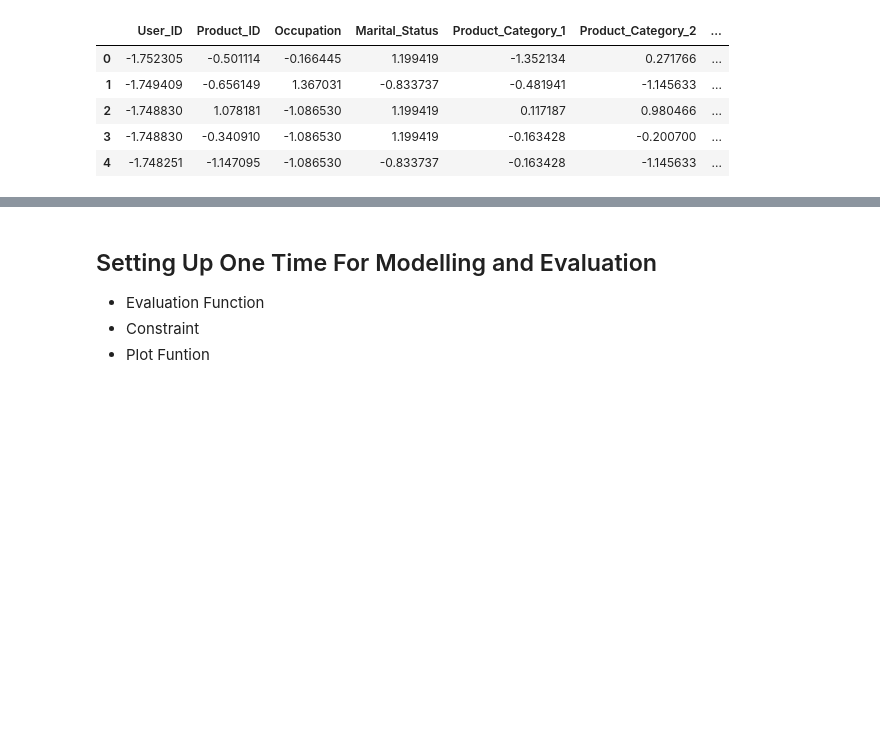
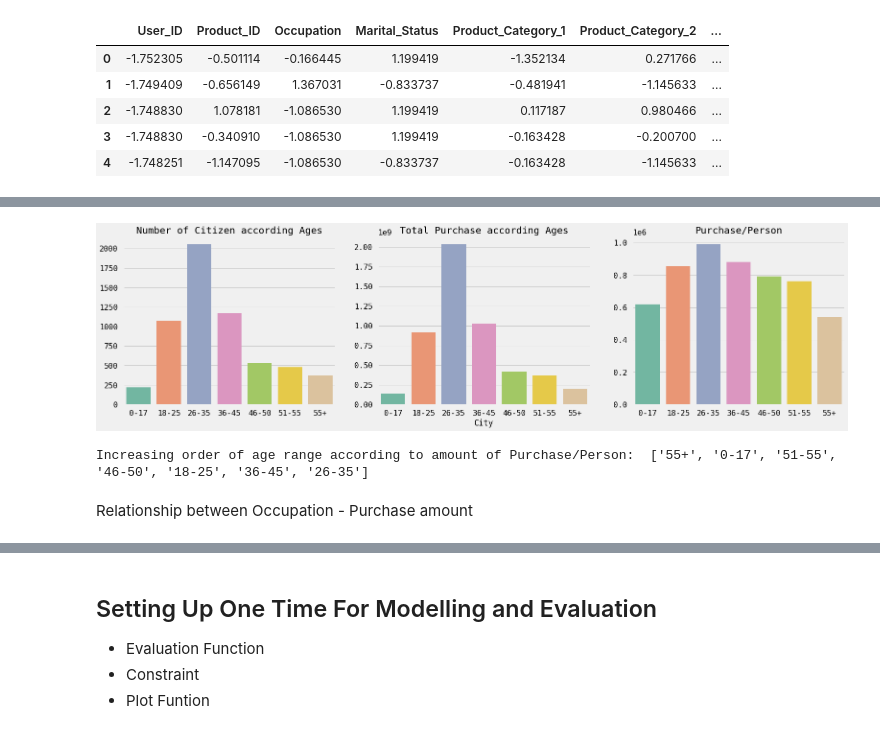
Before and after one commit to QuangDuc-HUST/ML.DSAI.20212.07.BlackFridayDayPrediction, a Jupyter notebook: src/MachineLearning_Code_Group07.ipynb, the cells around one changed output, grey strips where cells are left out. Cells and saved outputs as stored; diff of their text form; code cells hidden in the pictures; blank space fills up the shorter version.

```diff
--- a/src/ML_BlackFriday_Notebook_QD.ipynb
+++ b/src/MachineLearning_Code_Group07.ipynb
@@ -614,0 +781,4 @@ test_encode.head()
+# %%
+age_purchase = user_df[["Age", "Total_Purchase"]]
+age_purchase = age_purchase.groupby("Age", as_index = False).agg({'Total_Purchase': 'sum'})
+age_purchase
@@ -614,0 +794,6 @@ test_encode.head()
+# %%
+age_purchase["Number customer"] = 0
+for age in age_purchase.Age.unique():
+    age_purchase.loc[age_purchase.Age == age, "Number customer"] = len(user_df[user_df.Age == age])
+age_purchase["Ratio Purchase/Person"] = round(age_purchase.Total_Purchase / age_purchase["Number customer"], 3)
+age_purchase
@@ -614,0 +809,26 @@ test_encode.head()
+# %%
+age_order = list(age_purchase.Age.unique())
+
+fig, ax = plt.subplots(1, 3, figsize = (24,6))
+sns.countplot(ax = ax[0], x= 'Age', data= user_df, order = age_order, palette='Set2')
+sns.barplot(ax= ax[1], x = "Age", y="Total_Purchase", data= age_purchase, ci=None, palette='Set2', order=['0-17', '18-25', '26-35', '36-45', '46-50', '51-55', '55+'])
+sns.barplot(ax= ax[2], x = "Age", y="Ratio Purchase/Person", data= age_purchase, ci=None, palette='Set2', order=['0-17', '18-25', '26-35', '36-45', '46-50', '51-55', '55+'])
+
+ax[0].set(title="Number of Citizen according Ages", ylabel = None, xlabel=None)
+ax[1].set(title="Total Purchase according Ages", ylabel = None, xlabel="City")
+ax[2].set(title="Purchase/Person", xlabel=None, ylabel=None)
+plt.show()
+# %% [output]
+[figure, added]
+# %%
+# sns.barplot(x = "Age", y = "Ratio Purchase/Person", data= age_purchase)
+# plt.title("Amount of money spent by each person on average according their Age.")
+# plt.ylabel(None)
+
+# plt.show()
+ord_age = list(age_purchase.sort_values(by="Ratio Purchase/Person", ignore_index=True).Age)
+print("Increasing order of age range according to amount of Purchase/Person: ", ord_age)
+# %% [output]
+Increasing order of age range according to amount of Purchase/Person:  ['55+', '0-17', '51-55', '46-50', '18-25', '36-45', '26-35']
+# %% [markdown]
+Relationship between Occupation - Purchase amount
```
Also changed, not shown: parts of 87 cells of this notebook.
